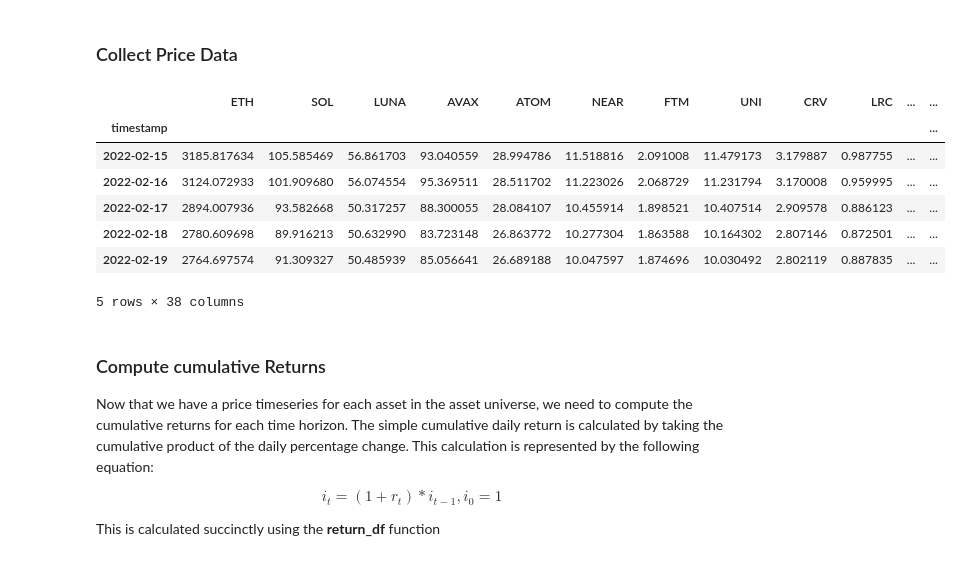
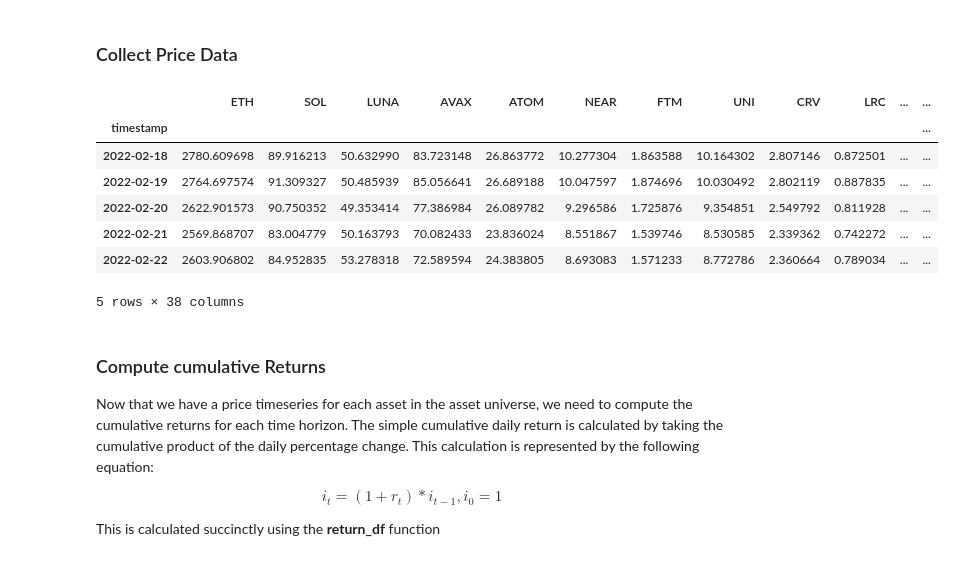
Before and after one commit to rtalamas/hotballofmoneymonitor, a Jupyter notebook: HotBallofMoneyMonitor.ipynb, the cells around one changed output. Saved outputs shown, nothing was run; the diff lists cells and outputs as text; code cells hidden in the pictures.

```diff
--- a/HotBallofMoneyMonitor.ipynb
+++ b/HotBallofMoneyMonitor.ipynb
@@ -19,20 +19,20 @@ asset_universe = smart_contract_platforms + dexs + lending + data_management + s
 # %% [markdown]
 ### Collect Price Data
 # %%
-m = Messari('your_api_key')
+m = Messari('f8783744-faf2-475e-8675-b3769cd55c81')
 start = '2020-01-01'
-end = '2022-02-19'
+end = '2022-02-22'
 prices = m.get_metric_timeseries(asset_universe, 'price', start, end)
 prices = prices.xs('close', axis=1, level=1)
 prices.tail()
 # %% [output]
 |  | ETH | SOL | LUNA | AVAX | ATOM | NEAR | FTM | UNI | CRV | LRC | ... | ... |
 | timestamp |  |  |  |  |  |  |  |  |  |  |  | ... |
-| 2022-02-15 | 3185.817634 | 105.585469 | 56.861703 | 93.040559 | 28.994786 | 11.518816 | 2.091008 | 11.479173 | 3.179887 | 0.987755 | ... | ... |
-| 2022-02-16 | 3124.072933 | 101.909680 | 56.074554 | 95.369511 | 28.511702 | 11.223026 | 2.068729 | 11.231794 | 3.170008 | 0.959995 | ... | ... |
-| 2022-02-17 | 2894.007936 | 93.582668 | 50.317257 | 88.300055 | 28.084107 | 10.455914 | 1.898521 | 10.407514 | 2.909578 | 0.886123 | ... | ... |
 | 2022-02-18 | 2780.609698 | 89.916213 | 50.632990 | 83.723148 | 26.863772 | 10.277304 | 1.863588 | 10.164302 | 2.807146 | 0.872501 | ... | ... |
 | 2022-02-19 | 2764.697574 | 91.309327 | 50.485939 | 85.056641 | 26.689188 | 10.047597 | 1.874696 | 10.030492 | 2.802119 | 0.887835 | ... | ... |
+| 2022-02-20 | 2622.901573 | 90.750352 | 49.353414 | 77.386984 | 26.089782 | 9.296586 | 1.725876 | 9.354851 | 2.549792 | 0.811928 | ... | ... |
+| 2022-02-21 | 2569.868707 | 83.004779 | 50.163793 | 70.082433 | 23.836024 | 8.551867 | 1.539746 | 8.530585 | 2.339362 | 0.742272 | ... | ... |
+| 2022-02-22 | 2603.906802 | 84.952835 | 53.278318 | 72.589594 | 24.383805 | 8.693083 | 1.571233 | 8.772786 | 2.360664 | 0.789034 | ... | ... |
 5 rows × 38 columns
 # %% [markdown]
 ### Compute cumulative Returns
```
Also changed, not shown: parts of 2 cells of this notebook, 2 other files.
